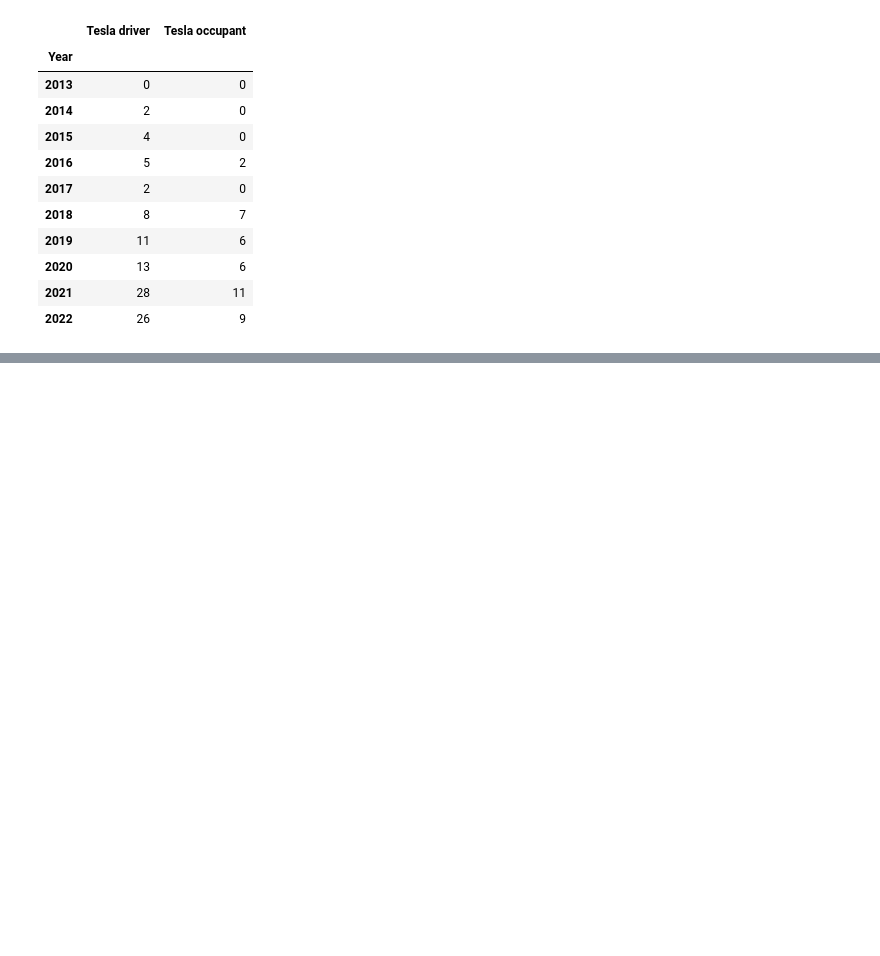
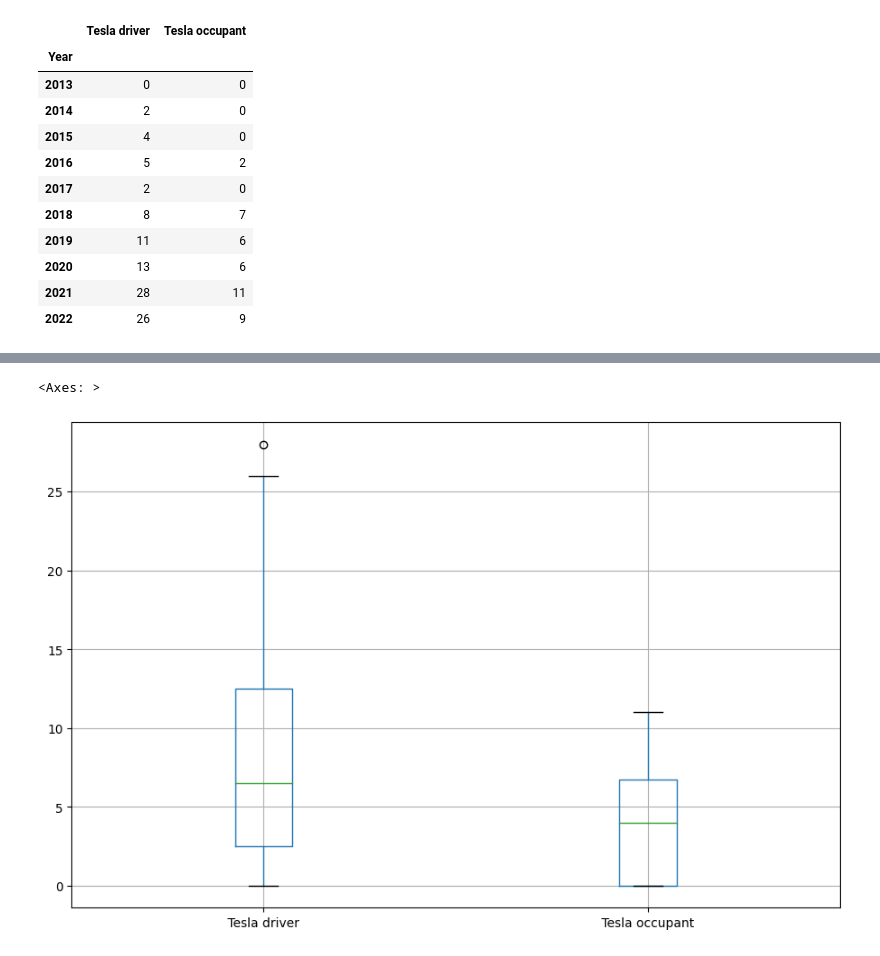
Before and after one commit to Nerobite/Data_visualization_learning_project, a Jupyter notebook: Data_visualization_learning_project.ipynb, the cells around one changed output, grey strips where cells are left out. Drawn from its saved outputs; the diff is of its cells as text; code cells hidden in the pictures; blank space fills up the shorter version.

```diff
--- a/Data_visualization_learning_project.ipynb
+++ b/Data_visualization_learning_project.ipynb
@@ -138,0 +139,7 @@ d_year_2.plot(kind='area',
+# %%
+d_year_2.boxplot()
+#"Ящик с усами" показывает распределение данных по квартилям, выделяя их выбросы, на данном графике мы видим
+#распределение погибших водителей и пассажиров Тесла за всю историю наблюдений
+# %% [output]
+<Axes: >
+[figure, added]
```
Also changed, not shown: parts of 9 cells of this notebook.
